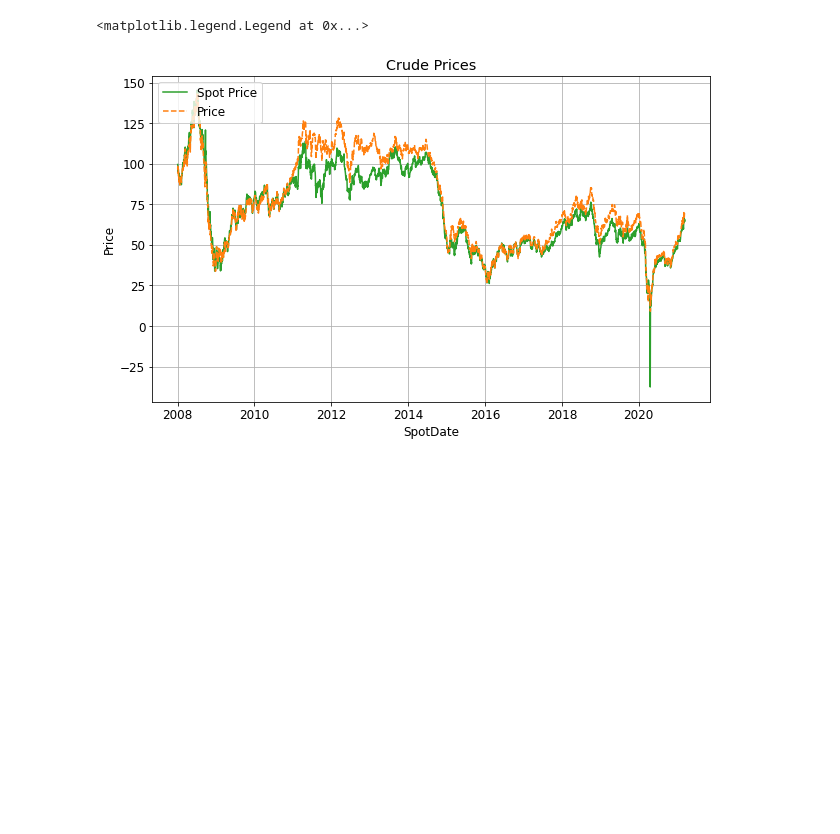
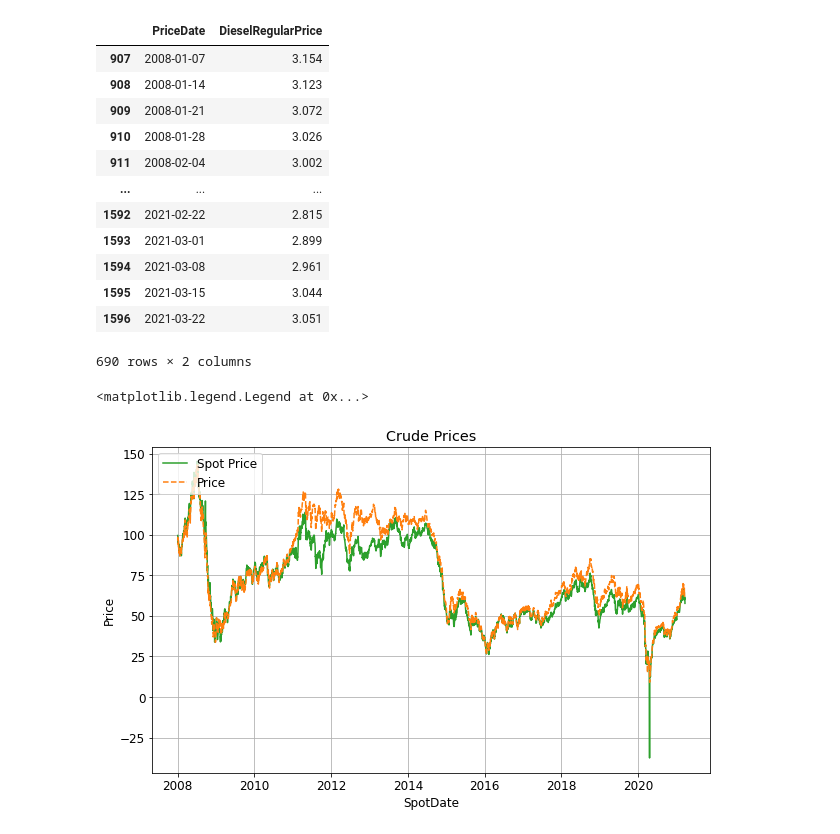
Before and after one commit to JayBaywatch/CrudePrices, a Jupyter notebook: notebooks/Gas Prices.ipynb, the cells around one changed output. Cells and saved outputs as stored; diff of their text form; code cells hidden in the pictures; blank space fills up the shorter version.

```diff
--- a/notebooks/Gas Prices.ipynb
+++ b/notebooks/Gas Prices.ipynb
@@ -34,3 +59,19 @@ oil_prices = oil_prices[(oil_prices.PriceDate.apply(
+# %%
+gas_prices
+# %% [output]
+|  | PriceDate | DieselRegularPrice |
+| 907 | 2008-01-07 | 3.154 |
+| 908 | 2008-01-14 | 3.123 |
+| 909 | 2008-01-21 | 3.072 |
+| 910 | 2008-01-28 | 3.026 |
+| 911 | 2008-02-04 | 3.002 |
+| ... | ... | ... |
+| 1592 | 2021-02-22 | 2.815 |
+| 1593 | 2021-03-01 | 2.899 |
+| 1594 | 2021-03-08 | 2.961 |
+| 1595 | 2021-03-15 | 3.044 |
+| 1596 | 2021-03-22 | 3.051 |
+690 rows × 2 columns
 # %%
 #fig = plt.figure()
 fig, ax = plt.subplots(figsize=(10, 6))
```
Also changed, not shown: parts of 11 cells of this notebook.
